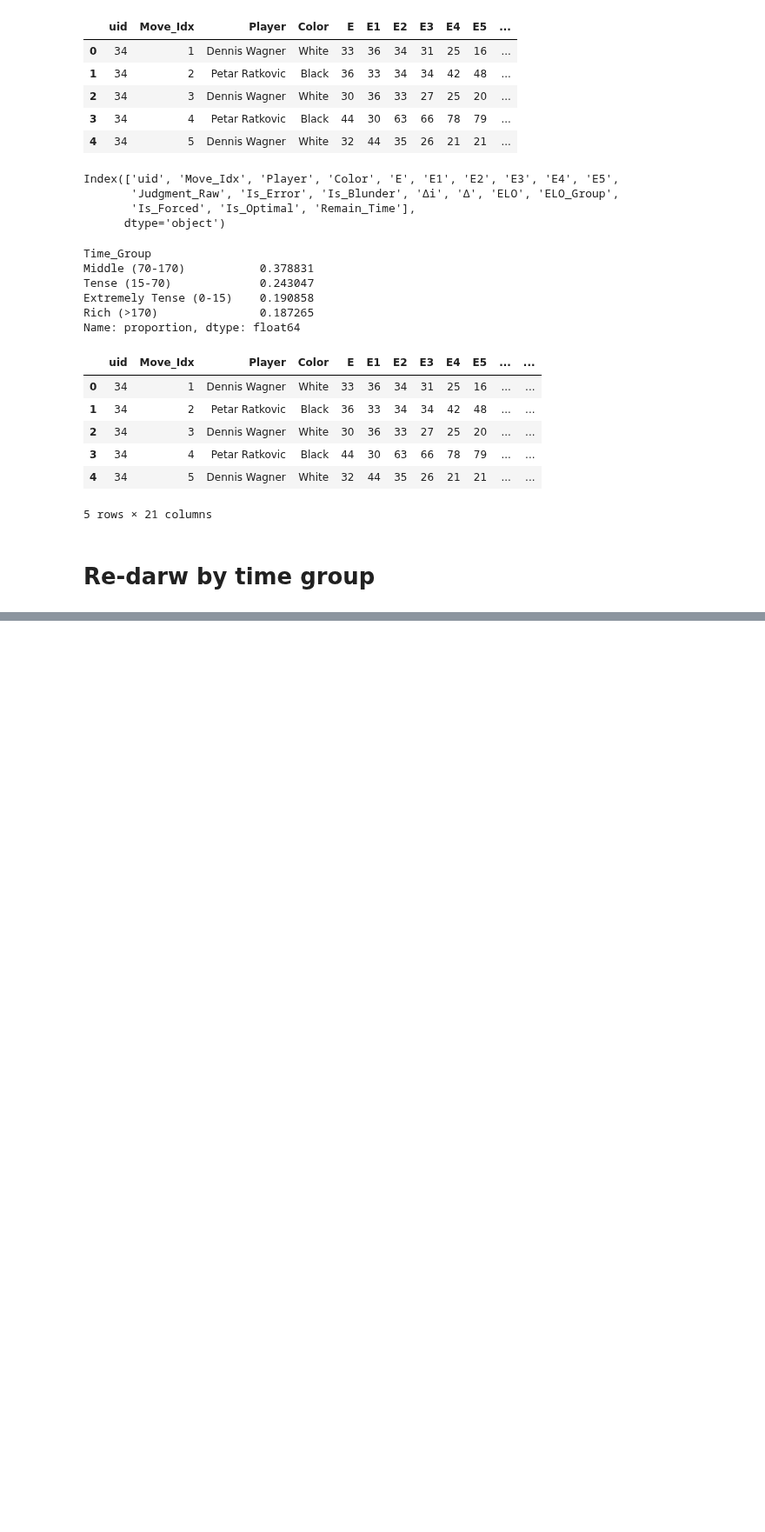
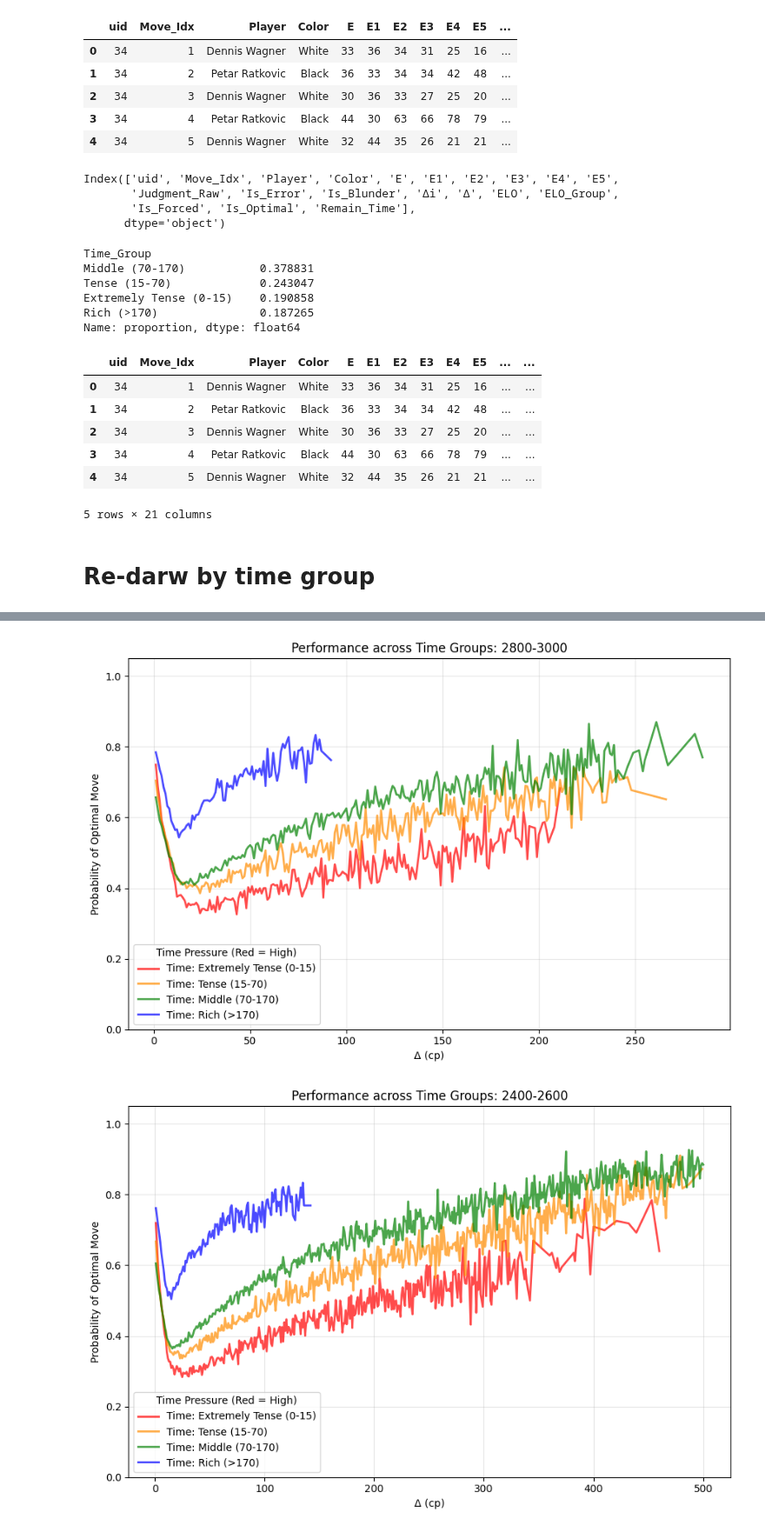
Before and after one commit to zZimablueee/Chess, a Jupyter notebook: complexity/delta_0/delta1.ipynb, the cells around one changed output, grey strips where cells are left out. Shown at 87% size. Saved outputs shown, nothing was run; the diff lists cells and outputs as text; code cells hidden in the pictures; blank space fills up the shorter version.

```diff
--- a/complexity/delta_0/delta1.ipynb
+++ b/complexity/delta_0/delta1.ipynb
@@ -819,0 +870,62 @@ for e_group in elo_groups:
+# %%
+time_color_map = {
+    'Extremely Tense (0-15)': 'red',
+    'Tense (15-70)': 'darkorange',
+    'Middle (70-170)': 'green',
+    'Rich (>170)': 'blue'
+}
+
+legend_order = [
+    'Extremely Tense (0-15)',
+    'Tense (15-70)',
+    'Middle (70-170)',
+    'Rich (>170)'
+]
+
+for e_group in elo_groups:
+    plt.figure(figsize=(9, 6))
+
+    for t_group in legend_order:
+        curve = all_prob_curves_time[t_group].get(e_group)
+        if curve is None or curve.empty:
+            continue
+
+        plt.plot(
+            curve['Δ'],
+            curve['P_Optimal'],
+            lw=2,
+            alpha=0.7,
+            color=time_color_map[t_group],
+            label=f'Time: {t_group}'
+        )
+
+    plt.xlabel('Δ (cp)')
+    plt.ylabel('Probability of Optimal Move')
+    plt.title(f'Performance across Time Groups: {e_group}')
+    plt.ylim(0, 1.05)
+    plt.grid(alpha=0.3)
+
+    # —— 手动控制 legend 顺序 ——
+    handles, labels = plt.gca().get_legend_handles_labels()
+    label_to_handle = dict(zip(labels, handles))
+
+    ordered_handles = []
+    ordered_labels = []
+
+    for t in legend_order:
+        label = f'Time: {t}'
+        if label in label_to_handle:
+            ordered_handles.append(label_to_handle[label])
+            ordered_labels.append(label)
+
+    plt.legend(
+        ordered_handles,
+        ordered_labels,
+        title="Time Pressure (Red = High)"
+    )
+
+    plt.tight_layout()
+    plt.show()
+# %% [output]
+[figure, added]
+[figure, added]
```
Also changed, not shown: parts of 15 cells of this notebook.
